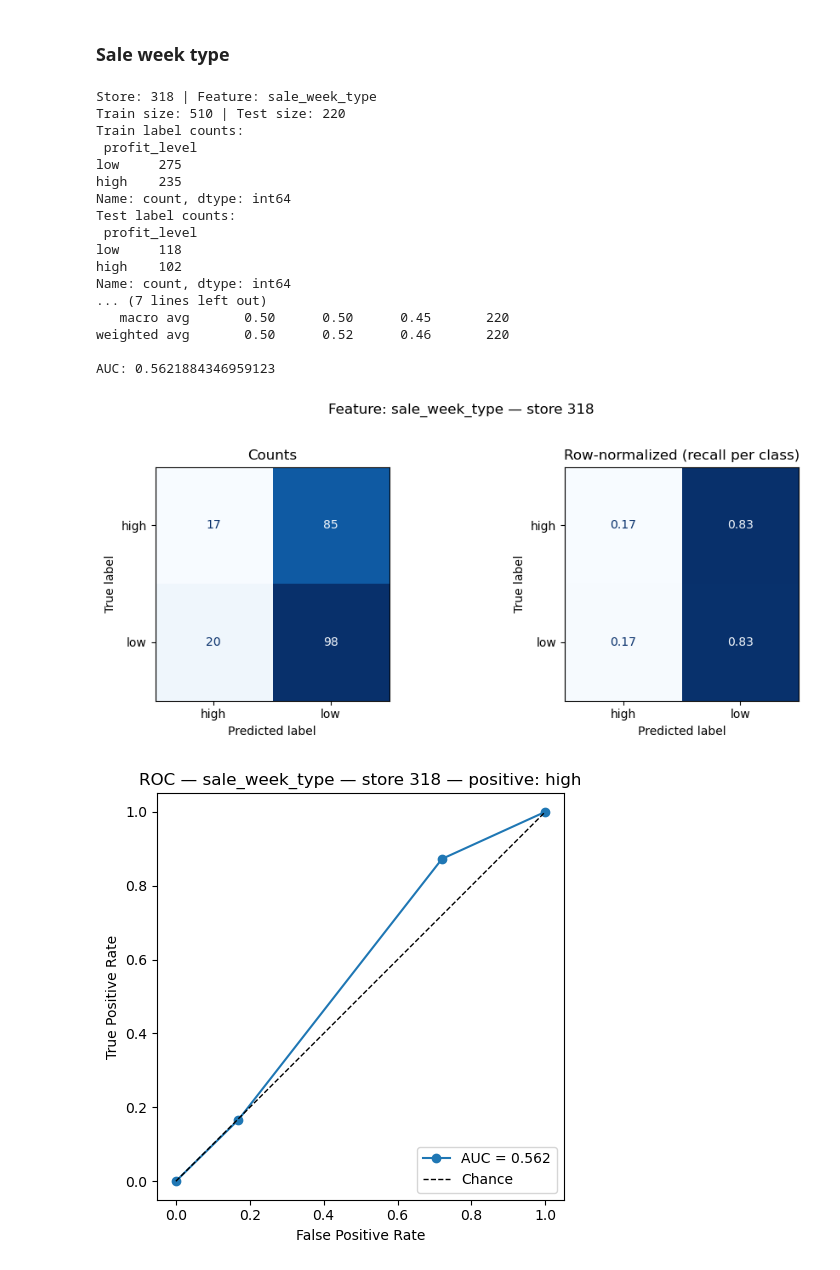
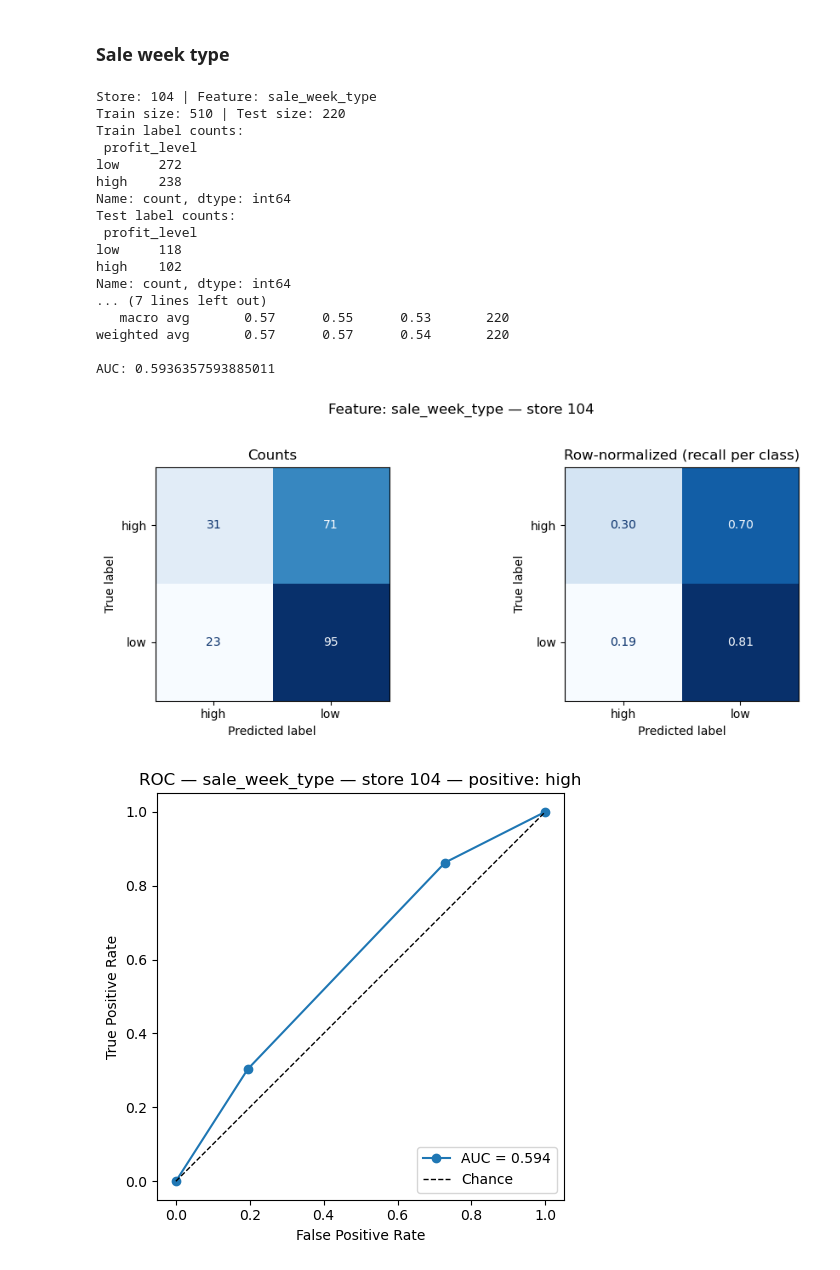
Before and after one commit to Austin-cool/The-Supply-Chain-Paradox, a Jupyter notebook: M2/Models/Naive Bayes/Organizing data.ipynb, the cells around one changed output. Saved outputs shown, nothing was run; the diff lists cells and outputs as text; code cells hidden in the pictures.

```diff
--- a/M2/Models/Naive Bayes/Organizing data.ipynb
+++ b/M2/Models/Naive Bayes/Organizing data.ipynb
@@ -572,5 +586,5 @@ def Naive_Bayes_Classifier(FEATURES, TARGET, Naive_Bayes_features, store, verbos
 # %%
-store = 104
+# store = 104
 # %%
 dataset_dict = zero_ratio_profit_Sale_type_dict
 FEATURES = ["weekday","zero_stock_level","sale_week_type"]
@@ -967,7 +981,7 @@ plt.show()
 # %% [markdown]
 # Single feature classifier
 # %%
-def Naive_Bayes_Classifier_Single_Feature(FEATURE, TARGET, Naive_Bayes_features, store, verbose=True):
+def Naive_Bayes_Classifier_Single_Feature(FEATURE, TARGET, Naive_Bayes_features, store = 104, verbose=True):
     """
     One-feature CategoricalNB for a single store, with ROC/AUC.
 
@@ -1264,31 +1282,31 @@ AUC: 0.5699983383183782
 # %%
 dataset_dict = zero_ratio_profit_Sale_type_dict
 FEATURES = ["sale_week_type"]
 TARGET = "profit_level"
 
 Naive_Bayes_features = Naive_Bayes_feature_selection_and_split(dataset_dict, FEATURES, TARGET)
 
 # Naive_Bayes_features[104]['train']
 # store = 104
 
-Results = Naive_Bayes_Classifier_Single_Feature(FEATURES, TARGET, Naive_Bayes_features, store, verbose=True)
+Results = Naive_Bayes_Classifier_Single_Feature(FEATURES, TARGET, Naive_Bayes_features, verbose=True)
 # %% [output]
-Store: 318 | Feature: sale_week_type
+Store: 104 | Feature: sale_week_type
 Train size: 510 | Test size: 220
 Train label counts:
  profit_level
-low     275
-high    235
+low     272
+high    238
 Name: count, dtype: int64
 Test label counts:
  profit_level
 low     118
 high    102
 Name: count, dtype: int64
 ... (7 lines left out)
-   macro avg       0.50      0.50      0.45       220
-weighted avg       0.50      0.52      0.46       220
+   macro avg       0.57      0.55      0.53       220
+weighted avg       0.57      0.57      0.54       220
 
-AUC: 0.5621884346959123
+AUC: 0.5936357593885011
-[figure, old version]
+[figure, new version]
-[figure, old version]
+[figure, new version]
```
Also changed, not shown: parts of 10 cells of this notebook, 2 other files.
